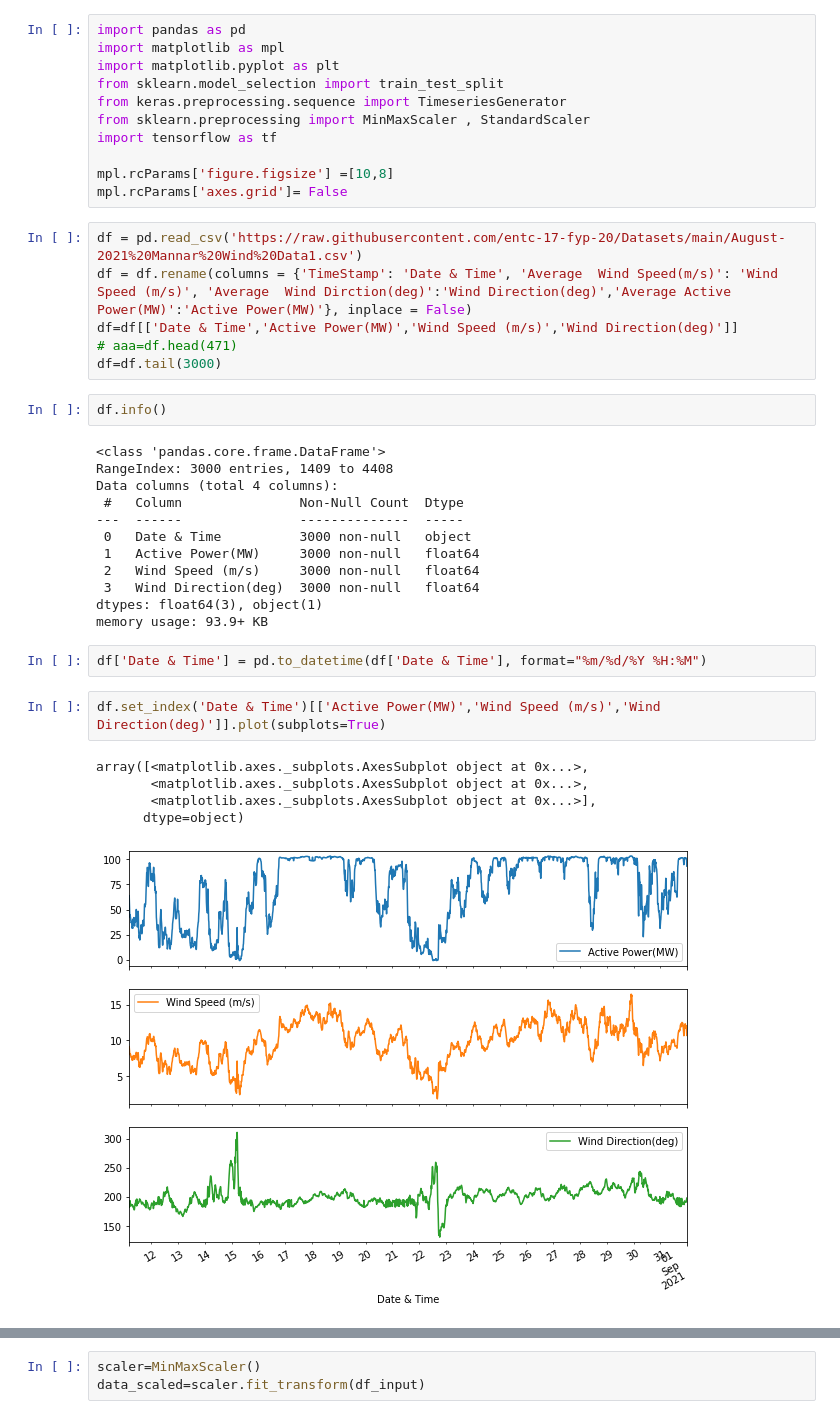
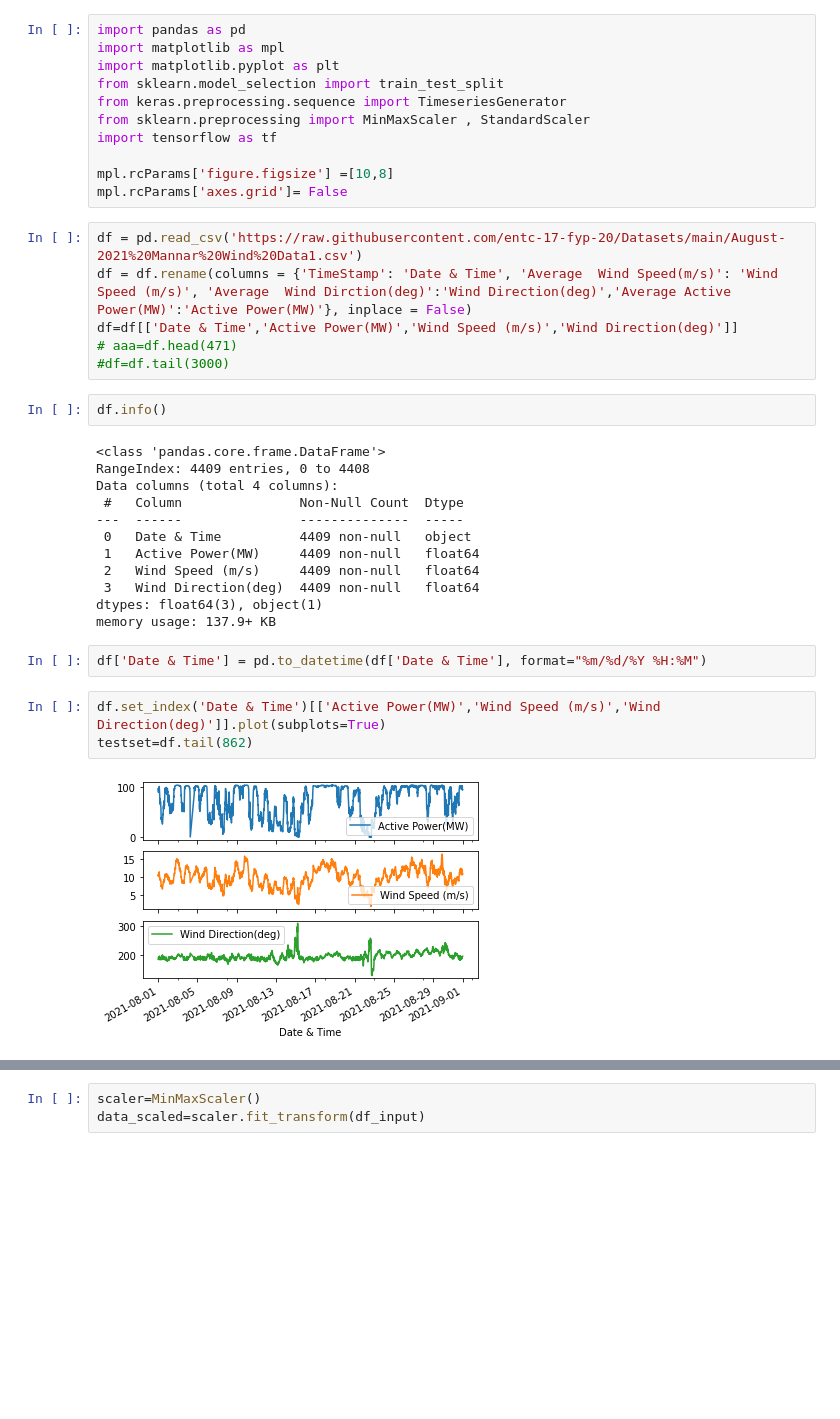
Before and after one commit to entc-17-fyp-20/WPF_Data_Visualization, a Jupyter notebook: LSTM_Multi.ipynb, the cells around one changed output, grey strips where cells are left out. Drawn from its saved outputs; the diff is of its cells as text; blank space fills up the shorter version.

```diff
--- a/LSTM_Multi.ipynb
+++ b/LSTM_Multi.ipynb
@@ -16,31 +16,28 @@ df = pd.read_csv('https://raw.githubusercontent.com/entc-17-fyp-20/Datasets/main
 df = df.rename(columns = {'TimeStamp': 'Date & Time', 'Average  Wind Speed(m/s)': 'Wind Speed (m/s)', 'Average  Wind Dirction(deg)':'Wind Direction(deg)','Average Active Power(MW)':'Active Power(MW)'}, inplace = False)
 df=df[['Date & Time','Active Power(MW)','Wind Speed (m/s)','Wind Direction(deg)']]
 # aaa=df.head(471)
-df=df.tail(3000)
+#df=df.tail(3000)
 # %%
 df.info()
 # %% [output]
 <class 'pandas.core.frame.DataFrame'>
-RangeIndex: 3000 entries, 1409 to 4408
+RangeIndex: 4409 entries, 0 to 4408
 Data columns (total 4 columns):
  #   Column               Non-Null Count  Dtype
 ---  ------               --------------  -----
- 0   Date & Time          3000 non-null   object
- 1   Active Power(MW)     3000 non-null   float64
- 2   Wind Speed (m/s)     3000 non-null   float64
- 3   Wind Direction(deg)  3000 non-null   float64
+ 0   Date & Time          4409 non-null   object
+ 1   Active Power(MW)     4409 non-null   float64
+ 2   Wind Speed (m/s)     4409 non-null   float64
+ 3   Wind Direction(deg)  4409 non-null   float64
 dtypes: float64(3), object(1)
-memory usage: 93.9+ KB
+memory usage: 137.9+ KB
 # %%
 df['Date & Time'] = pd.to_datetime(df['Date & Time'], format="%m/%d/%Y %H:%M")
 # %%
 df.set_index('Date & Time')[['Active Power(MW)','Wind Speed (m/s)','Wind Direction(deg)']].plot(subplots=True)
+testset=df.tail(862)
 # %% [output]
-array([<matplotlib.axes._subplots.AxesSubplot object at 0x...>,
-       <matplotlib.axes._subplots.AxesSubplot object at 0x...>,
-       <matplotlib.axes._subplots.AxesSubplot object at 0x...>],
-      dtype=object)
-[figure, old version]
+[figure, new version]
 # %%
 df_input=df[['Active Power(MW)','Wind Speed (m/s)','Wind Direction(deg)']]
 df_input
```
Also changed, not shown: parts of 27 cells of this notebook.
